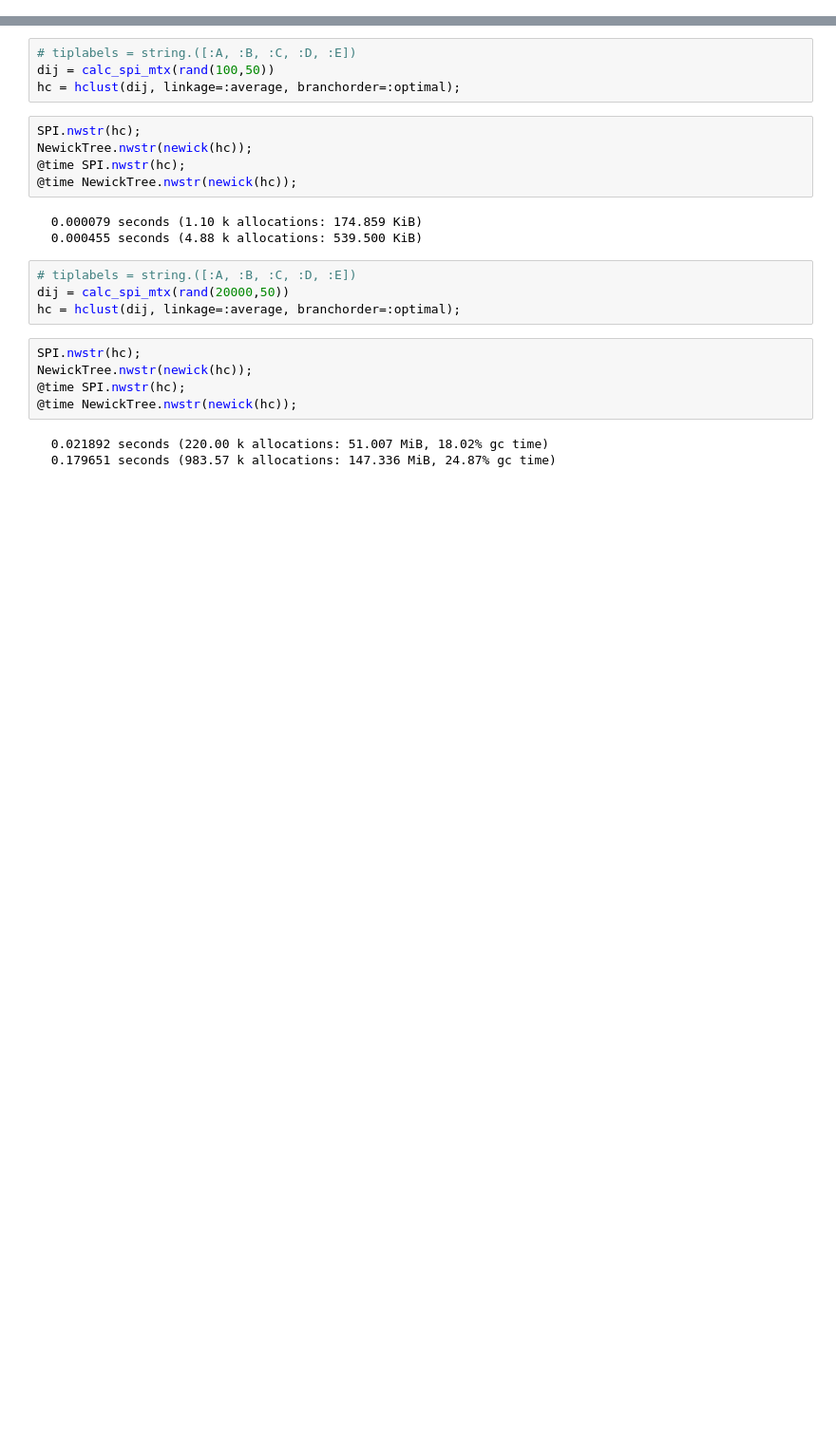
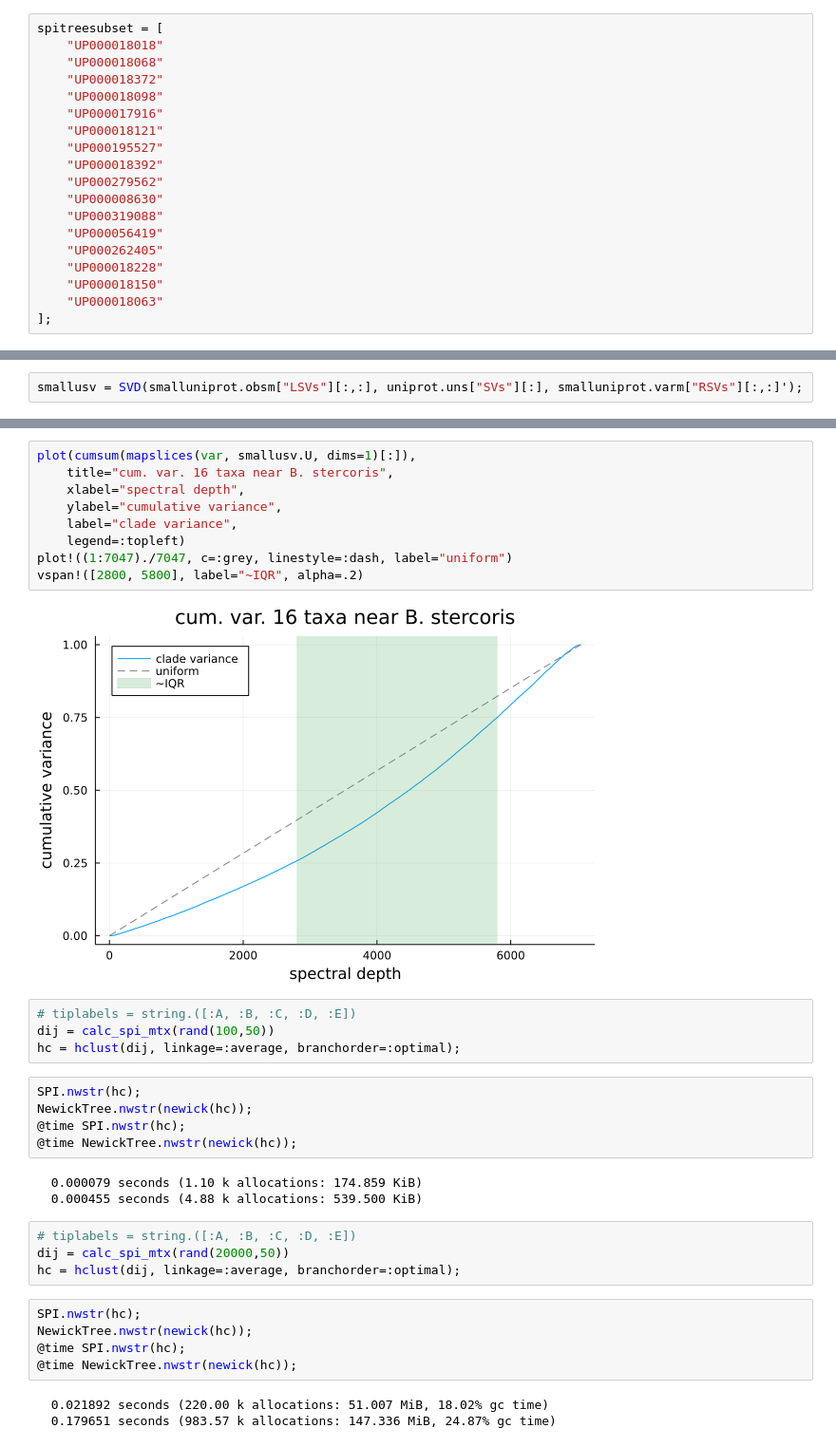
Before and after one commit to aramanlab/Doran_etal_2022, a Jupyter notebook: notebooks/dev/quicktest.ipynb, the cells around one changed output, grey strips where cells are left out. Shown at 95% size. Drawn from its saved outputs; the diff is of its cells as text; blank space fills up the shorter version.

```diff
--- a/notebooks/dev/quicktest.ipynb
+++ b/notebooks/dev/quicktest.ipynb
@@ -5,0 +53,19 @@ using NewickTreeTools
+# %%
+spitreesubset = [
+    "UP000018018"
+    "UP000018068"
+    "UP000018372"
+    "UP000018098"
+    "UP000017916"
+    "UP000018121"
+    "UP000195527"
+    "UP000018392"
+    "UP000279562"
+    "UP000008630"
+    "UP000319088"
+    "UP000056419"
+    "UP000262405"
+    "UP000018228"
+    "UP000018150"
+    "UP000018063"
+];
@@ -5,0 +76,2 @@ using NewickTreeTools
+# %%
+smallusv = SVD(smalluniprot.obsm["LSVs"][:,:], uniprot.uns["SVs"][:], smalluniprot.varm["RSVs"][:,:]');
@@ -6,3 +120,14 @@ using NewickTreeTools
+# %%
+plot(cumsum(mapslices(var, smallusv.U, dims=1)[:]),
+    title="cum. var. 16 taxa near B. stercoris",
+    xlabel="spectral depth",
+    ylabel="cumulative variance",
+    label="clade variance",
+    legend=:topleft)
+plot!((1:7047)./7047, c=:grey, linestyle=:dash, label="uniform")
+vspan!([2800, 5800], label="~IQR", alpha=.2)
+# %% [output]
+[figure, added]
 # %%
 # tiplabels = string.([:A, :B, :C, :D, :E])
 dij = calc_spi_mtx(rand(100,50))
```
Also changed, not shown: parts of 14 cells of this notebook, 6 other files.
